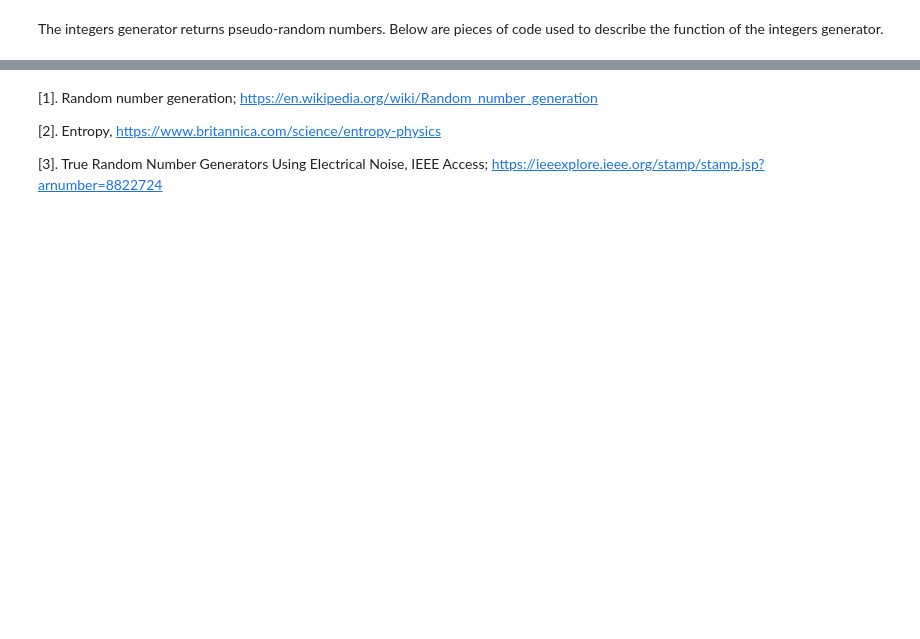
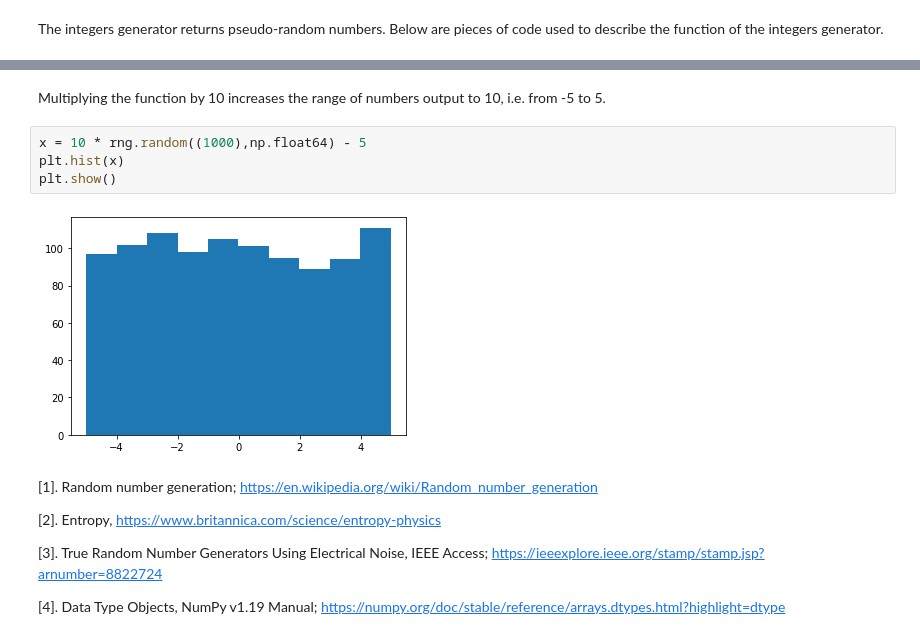
Before and after one commit to hayleydoherty/Programming-for-DA-Assignment, a Jupyter notebook: Assignment.ipynb, the cells around one changed output, grey strips where cells are left out. Cells and saved outputs as stored; diff of their text form; blank space fills up the shorter version.

```diff
--- a/Assignment.ipynb
+++ b/Assignment.ipynb
@@ -21,6 +161,16 @@ AttributeError: module 'numpy.random' has no attribute 'default_rng'
+# %% [markdown]
+Multiplying the function by 10 increases the range of numbers output to 10, i.e. from -5 to 5.
+# %%
+x = 10 * rng.random((1000),np.float64) - 5
+plt.hist(x)
+plt.show()
+# %% [output]
+[figure, added]
 # %% [markdown]
 [1]. Random number generation; https://en.wikipedia.org/wiki/Random_number_generation
 
 [2]. Entropy, https://www.britannica.com/science/entropy-physics
 
 [3]. True Random Number Generators Using Electrical Noise, IEEE Access; https://ieeexplore.ieee.org/stamp/stamp.jsp?arnumber=8822724
+
+[4]. Data Type Objects, NumPy v1.19 Manual; https://numpy.org/doc/stable/reference/arrays.dtypes.html?highlight=dtype
```
Also changed, not shown: parts of 37 cells of this notebook.
